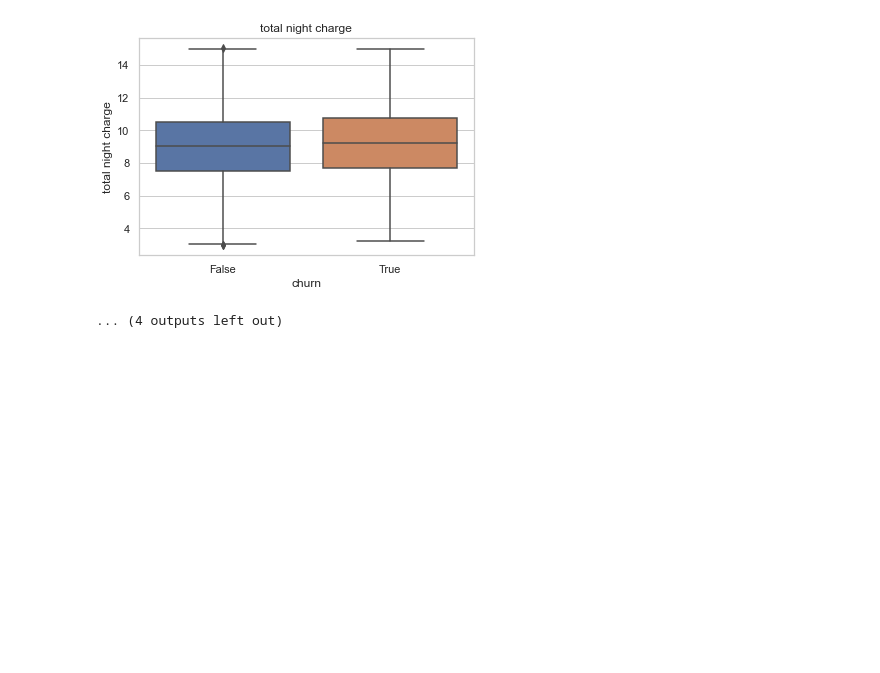
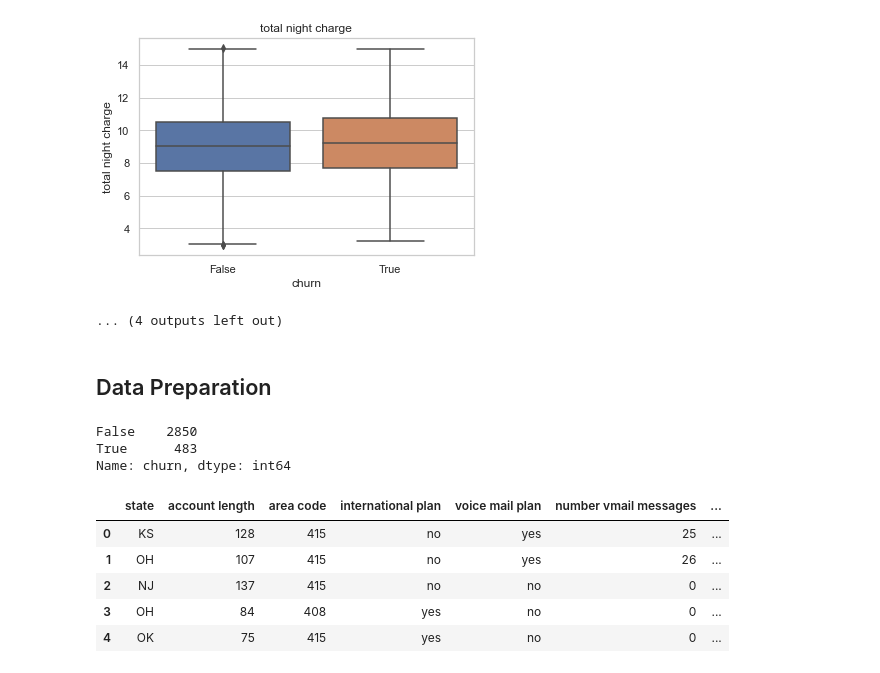
Before and after one commit to Mbachia/Tel-Customer-Churn, a Jupyter notebook: notebook.ipynb, the cells around one changed output. Saved outputs shown, nothing was run; the diff lists cells and outputs as text; code cells hidden in the pictures; blank space fills up the shorter version.

```diff
--- a/notebook.ipynb
+++ b/notebook.ipynb
@@ -290,3 +290,24 @@ for feature in numerical_variables:
 [figure]
 [figure]
 ... (4 outputs left out)
+# %% [markdown]
+## Data Preparation
+# %%
+# We take a preview of the unique values in the churn column - Target variable
+df['churn'].value_counts()
+# %% [output]
+False    2850
+True      483
+Name: churn, dtype: int64
+# %%
+# Convert the churn values to 0 and 1
+df['churn'] = df['churn'].map({True: 1, False: 0}).astype('int')
+# Previewing the changes
+df.head()
+# %% [output]
+|  | state | account length | area code | international plan | voice mail plan | number vmail messages | ... |
+| 0 | KS | 128 | 415 | no | yes | 25 | ... |
+| 1 | OH | 107 | 415 | no | yes | 26 | ... |
+| 2 | NJ | 137 | 415 | no | no | 0 | ... |
+| 3 | OH | 84 | 408 | yes | no | 0 | ... |
+| 4 | OK | 75 | 415 | yes | no | 0 | ... |
```
Also changed, not shown: parts of 4 cells of this notebook.
